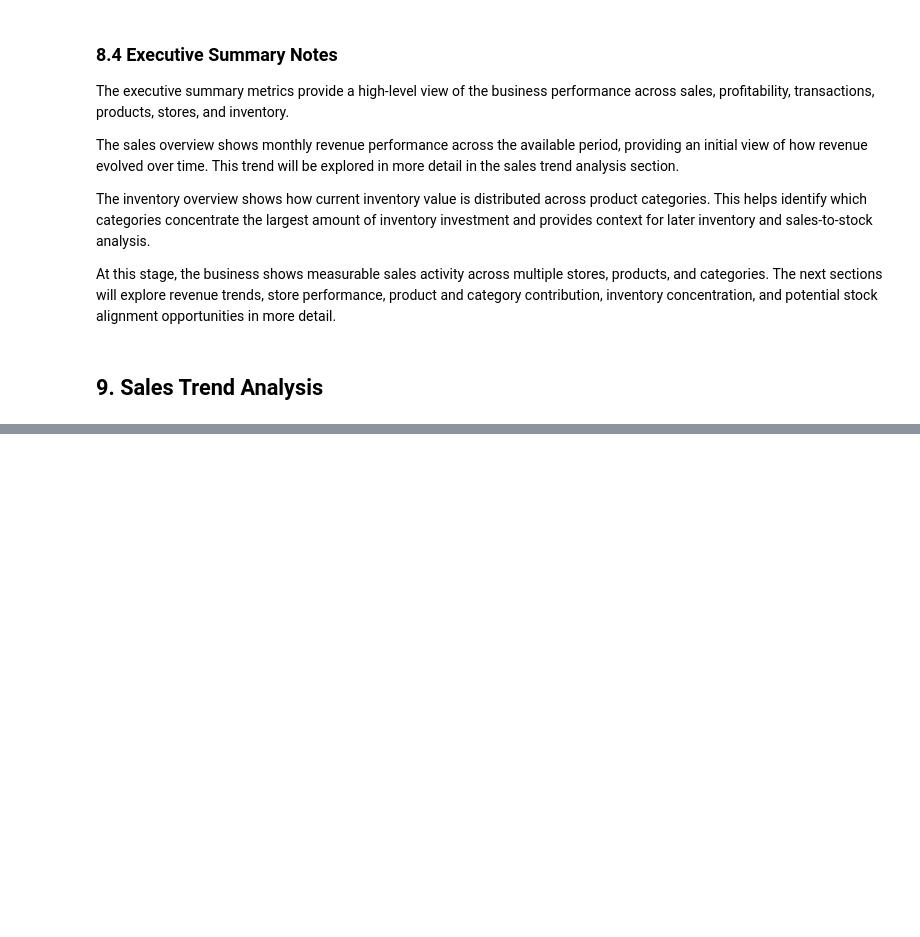
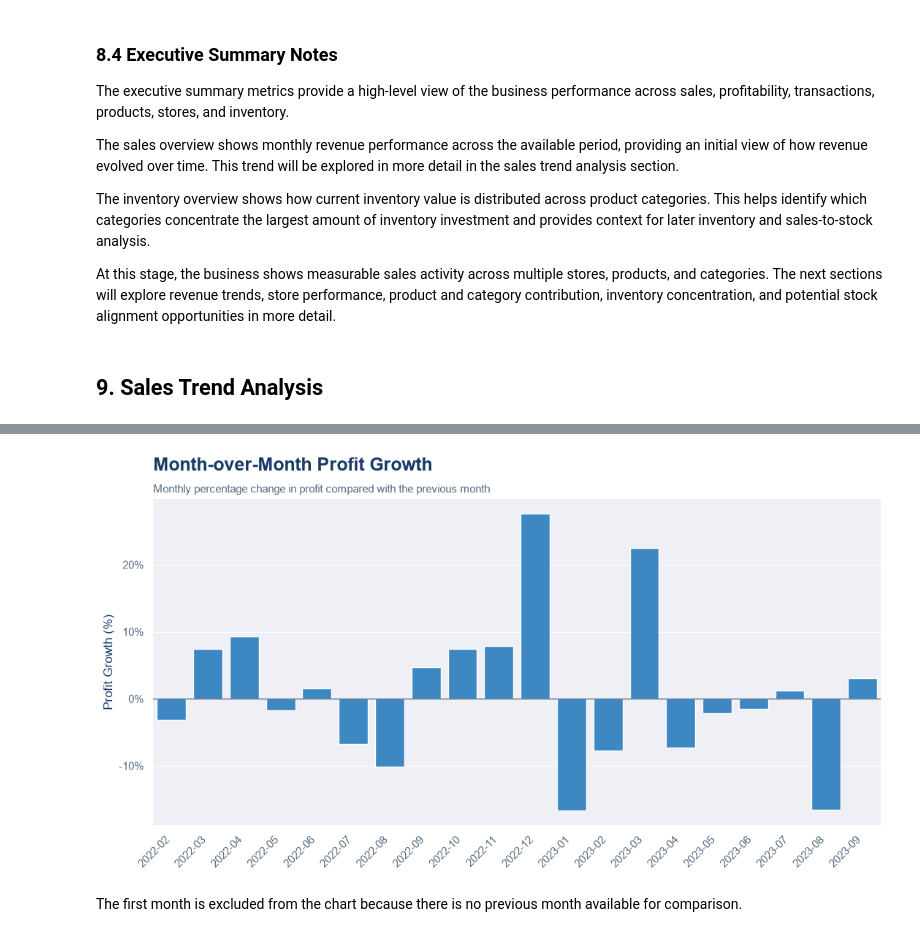
Before and after one commit to DFCR1411/retail_sales_inventory_analysis, a Jupyter notebook: notebooks/01-dfcr-retail-sales-inventory-eda.ipynb, the cells around one changed output, grey strips where cells are left out. Drawn from its saved outputs; the diff is of its cells as text; code cells hidden in the pictures; blank space fills up the shorter version.

```diff
--- a/notebooks/01-dfcr-retail-sales-inventory-eda.ipynb
+++ b/notebooks/01-dfcr-retail-sales-inventory-eda.ipynb
@@ -1364,0 +1491,14 @@ At this stage, the business shows measurable sales activity across multiple stor
+# %%
+monthly_profit_trend = monthly_sales_summary[
+    ["Month", "Profit"]
+].copy()
+
+monthly_profit_trend["Profit_Change"] = (
+    monthly_profit_trend["Profit"].diff()
+)
+
+monthly_profit_trend["Profit_Growth_Pct"] = (
+    monthly_profit_trend["Profit"].pct_change()
+)
+
+monthly_profit_trend
@@ -1364,0 +1560,47 @@ At this stage, the business shows measurable sales activity across multiple stor
+# %%
+monthly_profit_growth_plot = monthly_profit_trend.dropna(
+    subset=["Profit_Growth_Pct"]
+).copy()
+
+fig, ax = plt.subplots(figsize=(11, 6))
+
+sns.barplot(
+    data=monthly_profit_growth_plot,
+    x="Month",
+    y="Profit_Growth_Pct",
+    color=BRAND_COLORS["blue"],
+    ax=ax
+)
+
+add_chart_title(
+    ax=ax,
+    title="Month-over-Month Profit Growth",
+    subtitle="Monthly percentage change in profit compared with the previous month",
+)
+
+ax.set_xlabel("")
+ax.set_ylabel("Profit Growth (%)")
+
+ax.yaxis.set_major_formatter(
+    FuncFormatter(lambda value, _: f"{value:.0%}")
+)
+
+ax.axhline(
+    0,
+    color=BRAND_COLORS["blue_graphite"],
+    linewidth=1
+)
+
+ax.tick_params(axis="x", rotation=45)
+
+for label in ax.get_xticklabels():
+    label.set_horizontalalignment("right")
+
+format_axes(ax)
+
+fig.tight_layout()
+plt.show()
+# %% [output]
+[figure, added]
+# %% [markdown]
+The first month is excluded from the chart because there is no previous month available for comparison.
```
Also changed, not shown: parts of 26 cells of this notebook.
